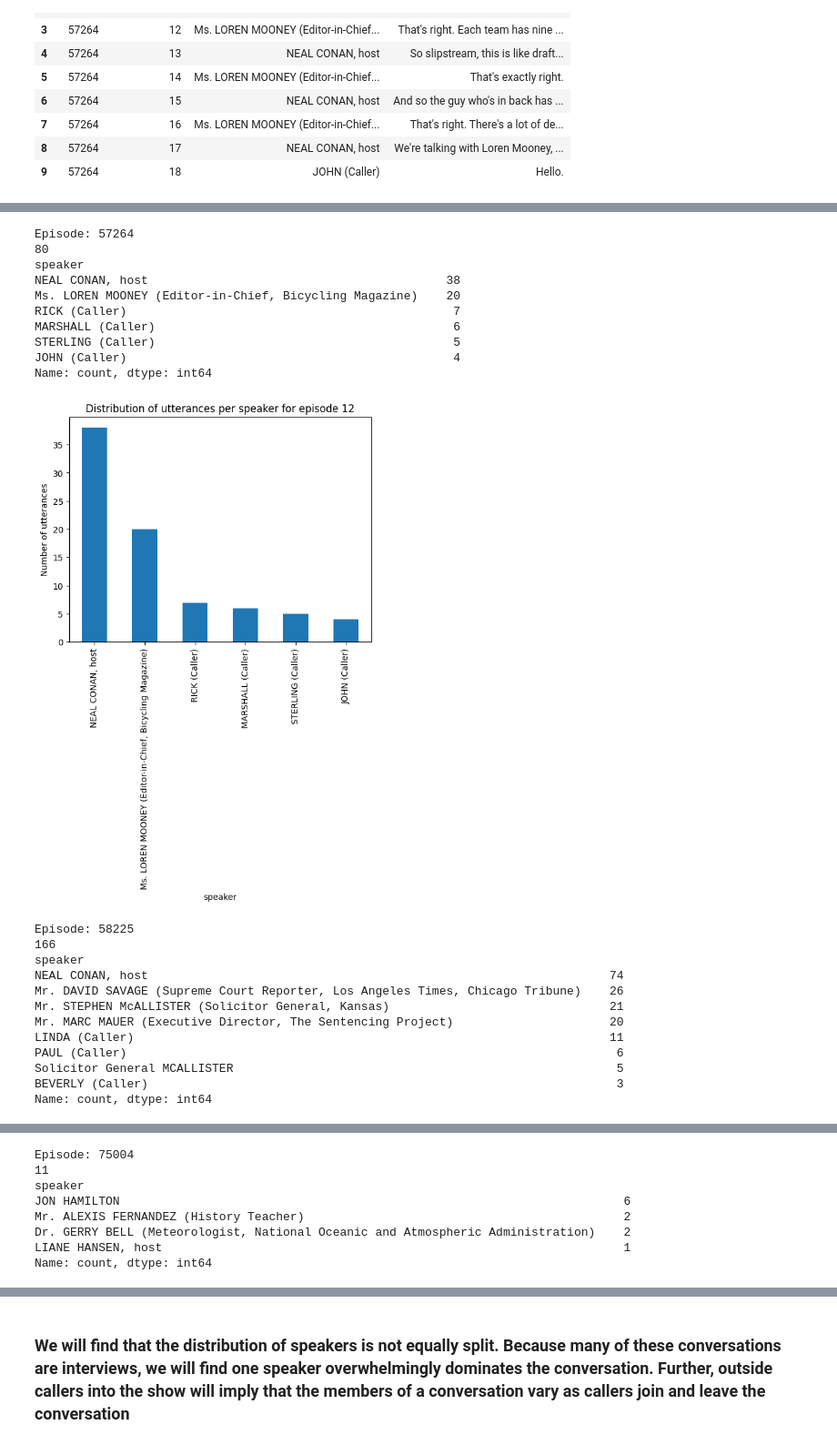
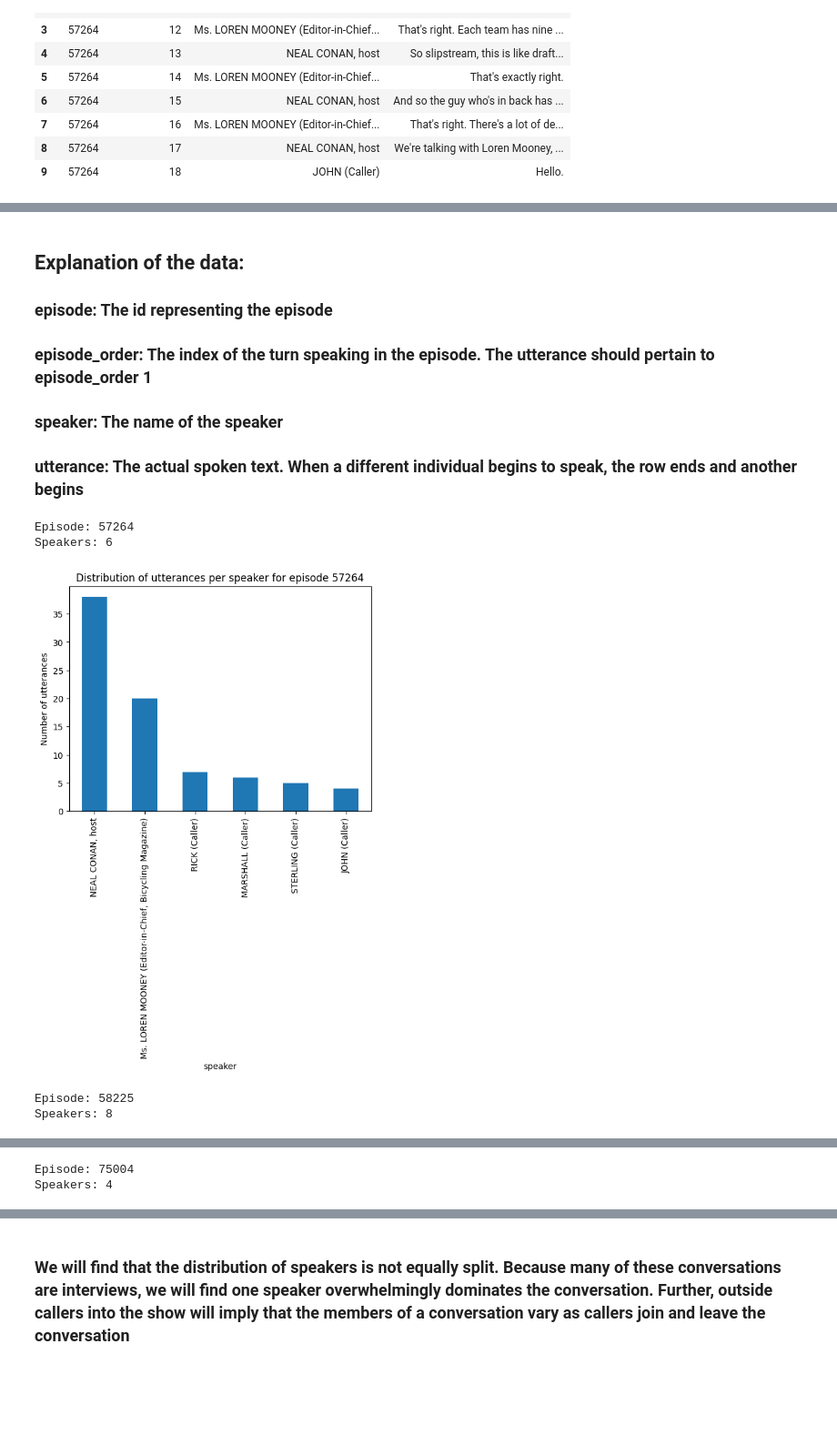
Before and after one commit to elmella/whos-who, a Jupyter notebook: new-phone-who-dis.ipynb, the cells around one changed output, grey strips where cells are left out. Shown at 91% size. Saved outputs shown, nothing was run; the diff lists cells and outputs as text; code cells hidden in the pictures; blank space fills up the shorter version.

```diff
--- a/new-phone-who-dis.ipynb
+++ b/new-phone-who-dis.ipynb
@@ -106,20 +68,0 @@ Mean utterances per speaker: 2.5370557496318966
-# %%
-# iterate through all the episodes
-for episode in df['episode'].unique()[:4]:
-
-    print('Episode:', episode)
-
-    # get all the utterances for the episode
-    df_episode = df[df['episode'] == episode]
-
-    # get all the speakers for the episode
-    speakers = df_episode['speaker'].unique()
-
-    # print the amount of speakers
-    print('Speakers:', len(speakers))
-
-    # print the median amount of utterances per speaker
-    print('Median utterances per speaker:', df_episode['speaker'].value_counts().median())
-
-    # print the mean amount of utterances per speaker
-    print('Mean utterances per speaker:', df_episode['speaker'].value_counts().mean())
@@ -145,51 +69,37 @@ Mean utterances per speaker: 7.5
+# %% [markdown]
+## Explanation of the data:
+
+### episode: The id representing the episode
+### episode_order: The index of the turn speaking in the episode. The utterance should pertain to episode_order 1
+### speaker: The name of the speaker
+### utterance: The actual spoken text. When a different individual begins to speak, the row ends and another begins
 # %%
 def plot_speaker_distribution_for_episode(df, episode):
 
     # print the episode
     print('Episode:', episode)
 
-    # order the episodes from longest to shortest episode
-
     # Filter the dataframe for the specific episode
     df_episode = df[df['episode'] == episode]
 
-    print(len(df_episode))
+    # print the amount of speakers
+    print('Speakers:', len(df_episode['speaker'].unique()))
 
     # Group by 'speaker' and count the number of rows
     speaker_counts = df_episode['speaker'].value_counts()
 
-    print(speaker_counts)
-
     # Plot a bar chart
     speaker_counts.plot(kind='bar')
     plt.ylabel('Number of utterances')
-    plt.title(f'Distribution of utterances per speaker for episode {episode_order}')
+    plt.title(f'Distribution of utterances per speaker for episode {episode}')
     plt.show()
 
 # iterate through the first 10 episodes
 for episode in df['episode'].unique()[:4]:
     plot_speaker_distribution_for_episode(df, episode)
 # %% [output]
 Episode: 57264
-80
-speaker
-NEAL CONAN, host                                          38
-Ms. LOREN MOONEY (Editor-in-Chief, Bicycling Magazine)    20
-RICK (Caller)                                              7
-MARSHALL (Caller)                                          6
-STERLING (Caller)                                          5
-JOHN (Caller)                                              4
-Name: count, dtype: int64
+Speakers: 6
-[figure, old version]
+[figure, new version]
 Episode: 58225
-166
-speaker
-NEAL CONAN, host                                                                 74
-Mr. DAVID SAVAGE (Supreme Court Reporter, Los Angeles Times, Chicago Tribune)    26
-Mr. STEPHEN McALLISTER (Solicitor General, Kansas)                               21
-Mr. MARC MAUER (Executive Director, The Sentencing Project)                      20
-LINDA (Caller)                                                                   11
-PAUL (Caller)                                                                     6
-Solicitor General MCALLISTER                                                      5
-BEVERLY (Caller)                                                                  3
-Name: count, dtype: int64
+Speakers: 8
@@ -197,8 +107,2 @@ Name: count, dtype: int64
 Episode: 75004
-11
-speaker
-JON HAMILTON                                                                       6
-Mr. ALEXIS FERNANDEZ (History Teacher)                                             2
-Dr. GERRY BELL (Meteorologist, National Oceanic and Atmospheric Administration)    2
-LIANE HANSEN, host                                                                 1
-Name: count, dtype: int64
+Speakers: 4
```
Also changed, not shown: parts of 4 cells of this notebook.
